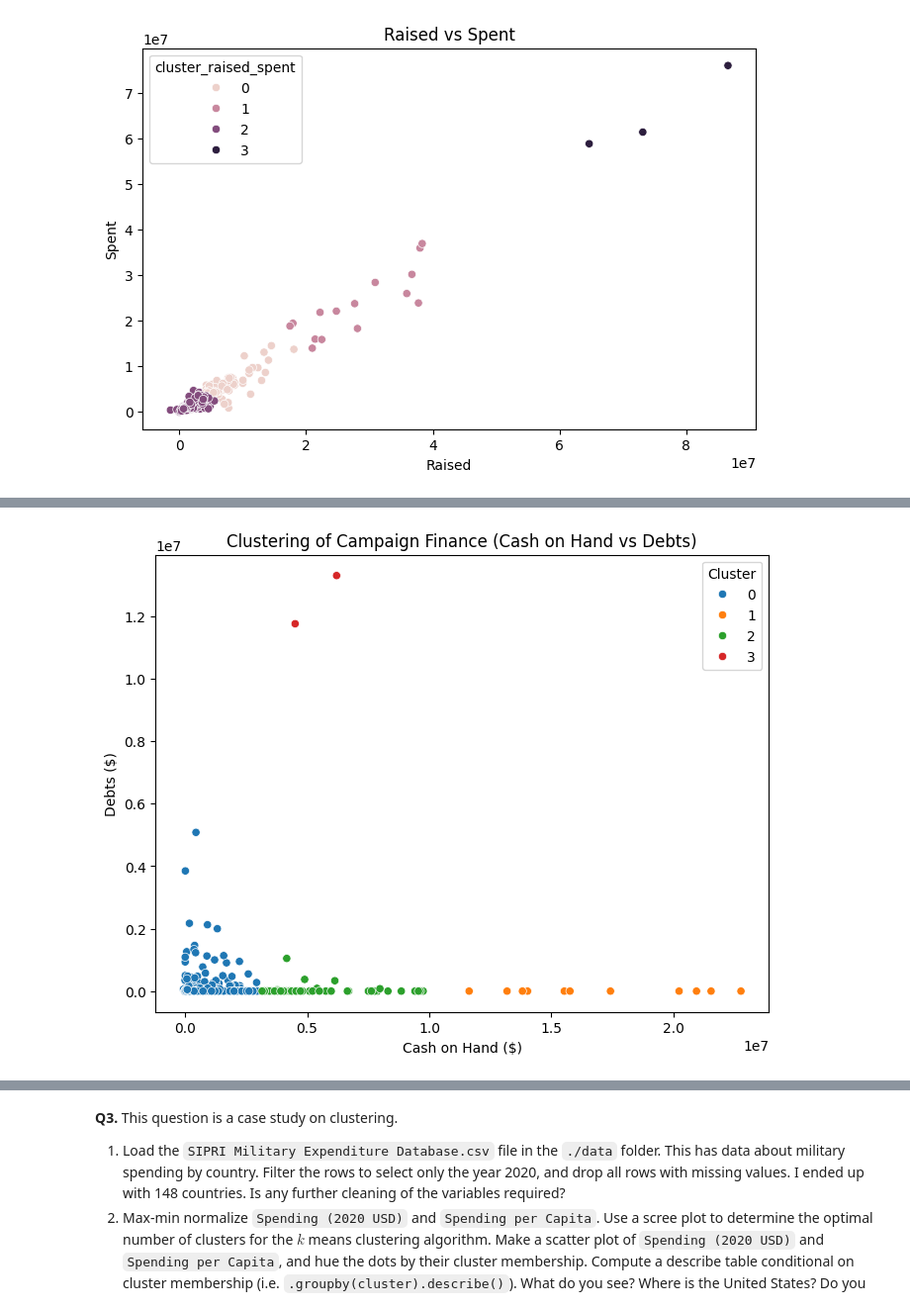
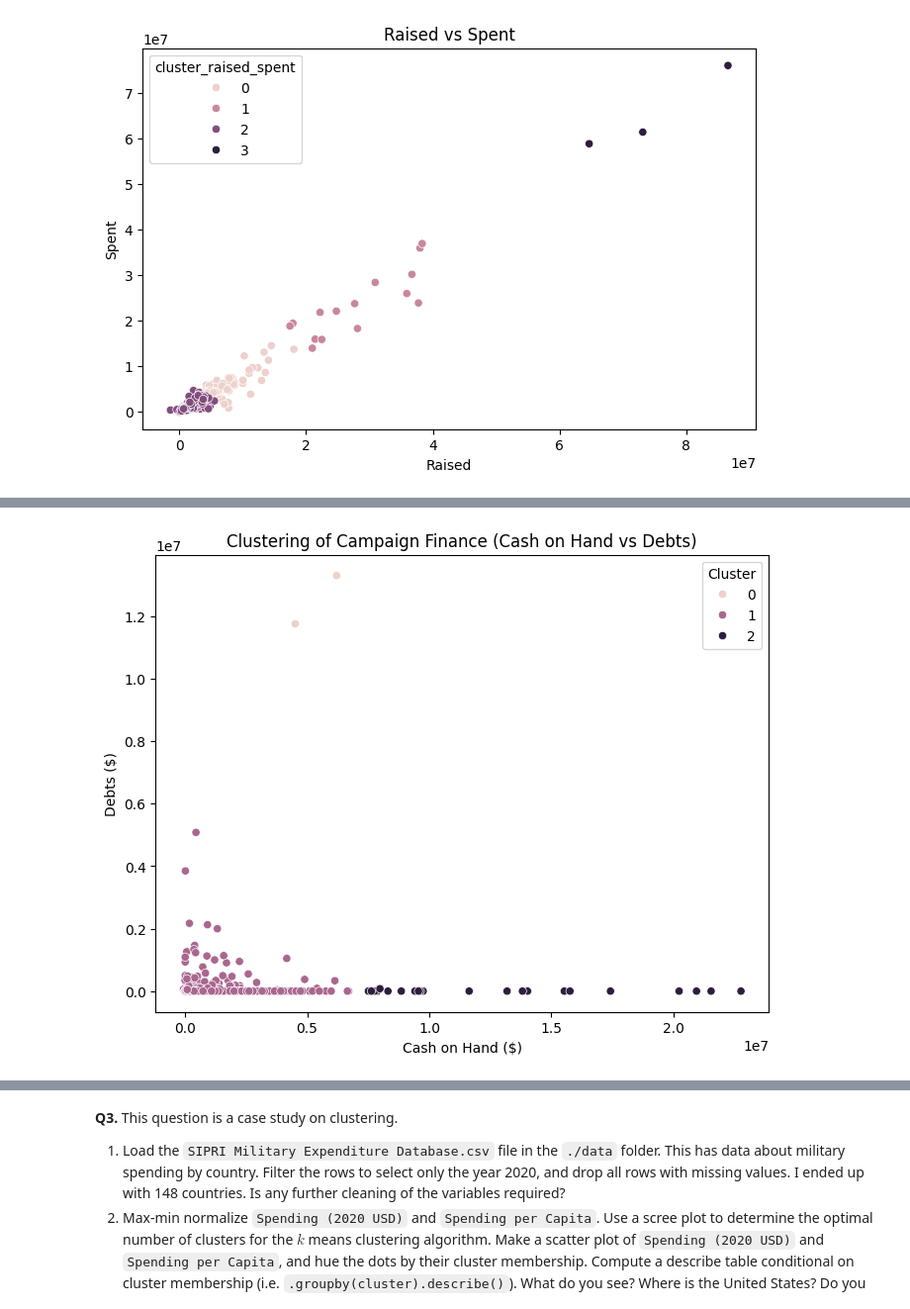
Before and after one commit to corinnefog/clustering, a Jupyter notebook: assignment/assignment_clustering.ipynb, the cells around one changed output, grey strips where cells are left out. Shown: that part at 99% size. Saved outputs shown, nothing was run; the diff lists cells and outputs as text; code cells hidden in the pictures.

```diff
--- a/assignment/assignment_clustering.ipynb
+++ b/assignment/assignment_clustering.ipynb
@@ -139,7 +139,7 @@ data['Raised'] = pd.to_numeric(data['Raised'])
 data['Spent'] = data['Spent'].replace('$','').replace(',','')
 data['Spent'] = pd.to_numeric(data['Spent'])
 data['Debts'] = data['Debts'].replace('$','')
-data['Cash on Hand'] = data['Cash on Hand'].replace('$','').replace(',','')
+data['Cash on Hand'] = data['Cash on Hand'].str.replace('$','').str.replace(',','')
 data['Cash on Hand'] = pd.to_numeric(data['Cash on Hand'])
 data.head()
 # %% [output]
@@ -184,7 +184,7 @@ plt.show()
 # %% [output]
 [figure]
 # %%
-data['Debts'] = data['Debts'].replace('$','').replace(',','')
+data['Debts'] = data['Debts'].str.replace('$','').str.replace(',','')
 data['Debts'] = pd.to_numeric(data['Debts'])
 data.head()
 # %% [output]
@@ -216,14 +216,14 @@ ValueError: x and y must have same first dimension, but have shapes (10,) and (1
 # %%
-optimal_k_cash_debts = 4  # Choose based on scree plot
+optimal_k_cash_debts = 3
 kmeans = KMeans(n_clusters=optimal_k_cash_debts, random_state=42, n_init=10)
 data['Cluster_Cash_Debts'] = kmeans.fit_predict(data[['cash_norm', 'debts_norm']])
 
 plt.figure(figsize=(8, 6))
-sns.scatterplot(data=data, x='Cash on Hand', y='Debts', hue=data['Cluster_Cash_Debts'], palette='tab10')
+sns.scatterplot(data=data, x='Cash on Hand', y='Debts', hue=data['Cluster_Cash_Debts'])
 plt.xlabel('Cash on Hand ($)')
 plt.ylabel('Debts ($)')
 plt.title('Clustering of Campaign Finance (Cash on Hand vs Debts)')
 plt.legend(title="Cluster")
 plt.show()
 # %% [output]
-[figure, old version]
+[figure, new version]
```
Also changed, not shown: parts of 4 cells of this notebook.
